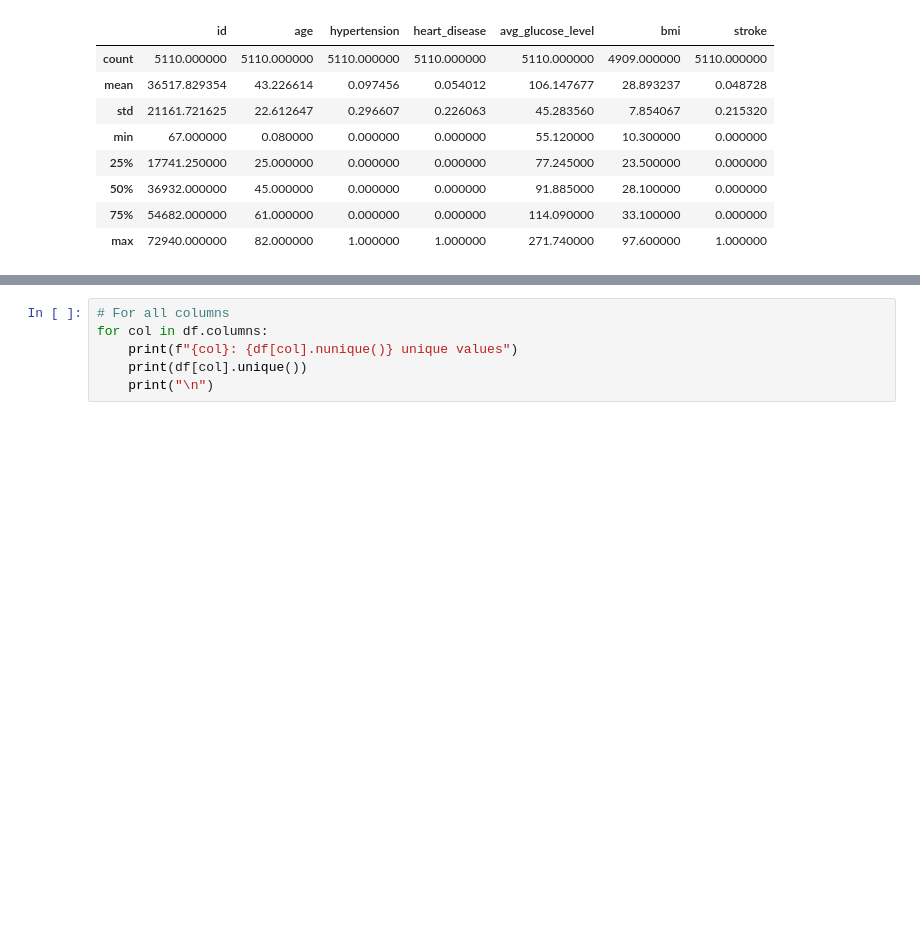
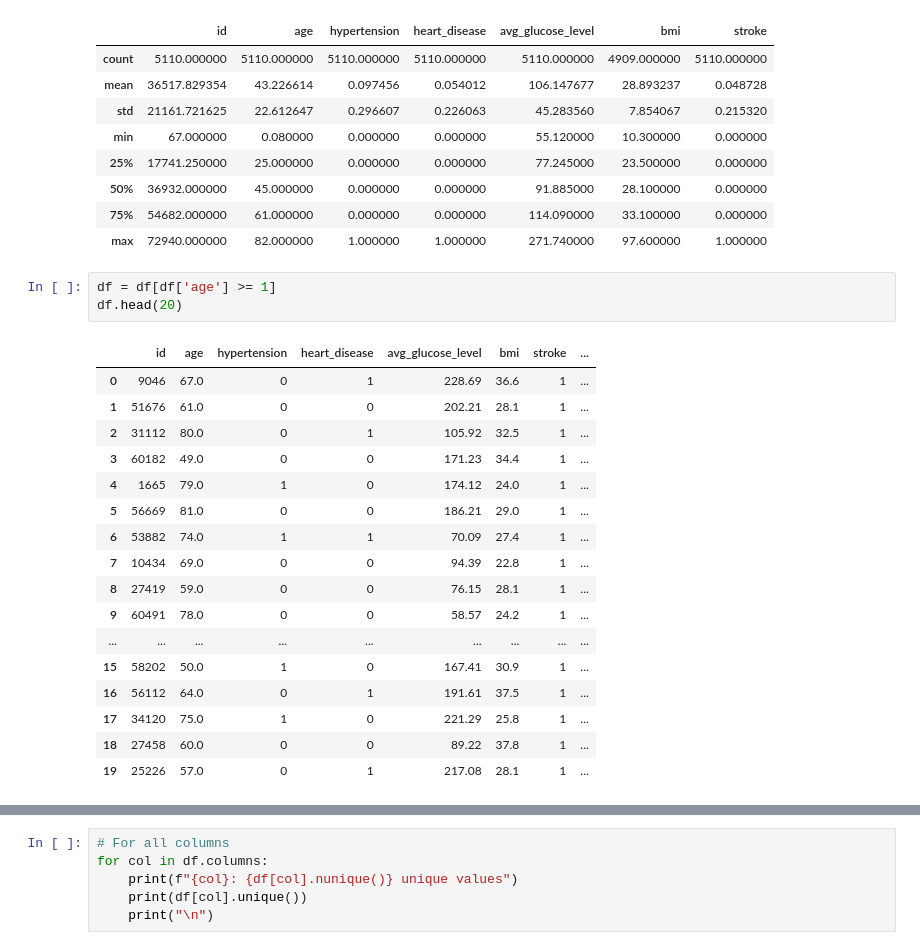
Before and after one commit to manuelramirezchimarro/stroke_risk_prediction_capstone, a Jupyter notebook: 01-data-wrangling.ipynb, the cells around one changed output, grey strips where cells are left out. Saved outputs shown, nothing was run; the diff lists cells and outputs as text; blank space fills up the shorter version.

```diff
--- a/01-data-wrangling.ipynb
+++ b/01-data-wrangling.ipynb
@@ -57,4 +113,25 @@ df.describe()
 | 50% | 36932.000000 | 45.000000 | 0.000000 | 0.000000 | 91.885000 | 28.100000 | 0.000000 |
 | 75% | 54682.000000 | 61.000000 | 0.000000 | 0.000000 | 114.090000 | 33.100000 | 0.000000 |
 | max | 72940.000000 | 82.000000 | 1.000000 | 1.000000 | 271.740000 | 97.600000 | 1.000000 |
+# %%
+df = df[df['age'] >= 1]
+df.head(20)
+# %% [output]
+|  | id | age | hypertension | heart_disease | avg_glucose_level | bmi | stroke | ... |
+| 0 | 9046 | 67.0 | 0 | 1 | 228.69 | 36.6 | 1 | ... |
+| 1 | 51676 | 61.0 | 0 | 0 | 202.21 | 28.1 | 1 | ... |
+| 2 | 31112 | 80.0 | 0 | 1 | 105.92 | 32.5 | 1 | ... |
+| 3 | 60182 | 49.0 | 0 | 0 | 171.23 | 34.4 | 1 | ... |
+| 4 | 1665 | 79.0 | 1 | 0 | 174.12 | 24.0 | 1 | ... |
+| 5 | 56669 | 81.0 | 0 | 0 | 186.21 | 29.0 | 1 | ... |
+| 6 | 53882 | 74.0 | 1 | 1 | 70.09 | 27.4 | 1 | ... |
+| 7 | 10434 | 69.0 | 0 | 0 | 94.39 | 22.8 | 1 | ... |
+| 8 | 27419 | 59.0 | 0 | 0 | 76.15 | 28.1 | 1 | ... |
+| 9 | 60491 | 78.0 | 0 | 0 | 58.57 | 24.2 | 1 | ... |
+| ... | ... | ... | ... | ... | ... | ... | ... | ... |
+| 15 | 58202 | 50.0 | 1 | 0 | 167.41 | 30.9 | 1 | ... |
+| 16 | 56112 | 64.0 | 0 | 1 | 191.61 | 37.5 | 1 | ... |
+| 17 | 34120 | 75.0 | 1 | 0 | 221.29 | 25.8 | 1 | ... |
+| 18 | 27458 | 60.0 | 0 | 0 | 89.22 | 37.8 | 1 | ... |
+| 19 | 25226 | 57.0 | 0 | 1 | 217.08 | 28.1 | 1 | ... |
 # %% [markdown]
```
Also changed, not shown: parts of 19 cells of this notebook.
